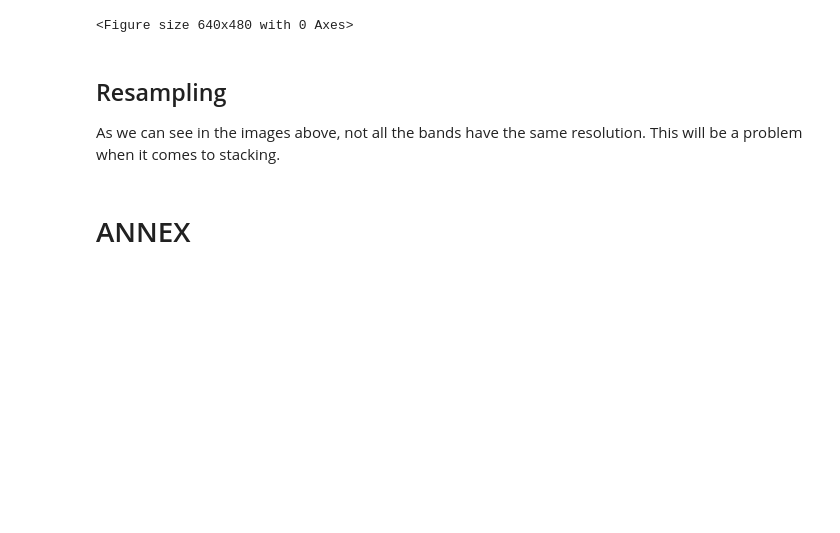
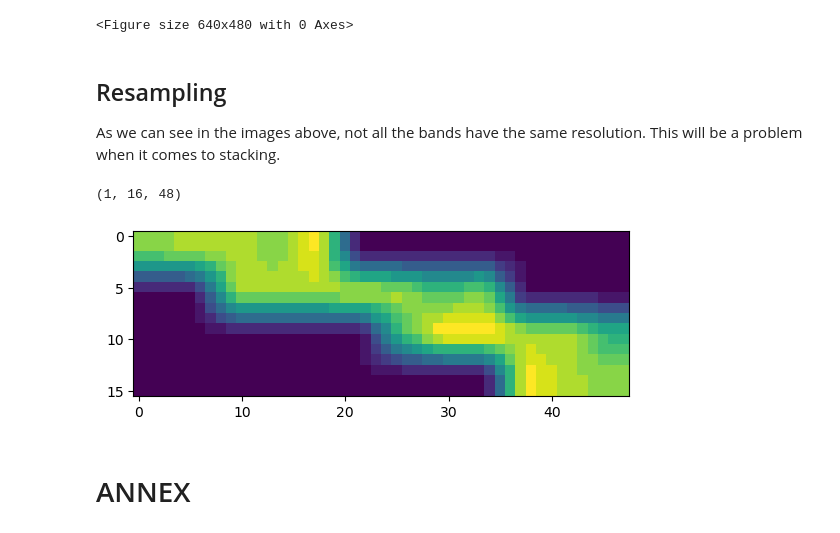
Before and after one commit to Dunckleosteus/MFE, a Jupyter notebook: request.ipynb, the cells around one changed output. Drawn from its saved outputs; the diff is of its cells as text; code cells hidden in the pictures; blank space fills up the shorter version.

Commit message:
succeeded basic resampling

```diff
--- a/request.ipynb
+++ b/request.ipynb
@@ -328,7 +328,33 @@ plt.savefig(os.path.join("plots", "snipped_bands_before_resize.png"))
 ## Resampling
 As we can see in the images above, not all the bands have the same resolution. This will be a problem when it comes to stacking.
 # %%
-# try resampling B10 to the resolution of B07*
+# try resampling B10 to the resolution of B07
+from rasterio.enums import Resampling
+
+upscale_factor = 4
+
+with rio.open(os.path.join(clipped_dict.get("B10_path"))) as dataset:
+
+    # resample data to target shape
+    data = dataset.read(
+        out_shape=(
+            dataset.count,
+            int(dataset.height * upscale_factor),
+            int(dataset.width * upscale_factor)
+        ),
+        resampling=Resampling.bilinear
+    )
+
+    # scale image transform
+    transform = dataset.transform * dataset.transform.scale(
+        (dataset.width / data.shape[-1]),
+        (dataset.height / data.shape[-2])
+    )
+    print(data.shape)
+    plt.imshow(data.squeeze())
+# %% [output]
+(1, 16, 48)
+[figure, added]
 # %% [markdown]
 # ANNEX
 # %% [markdown]
```
